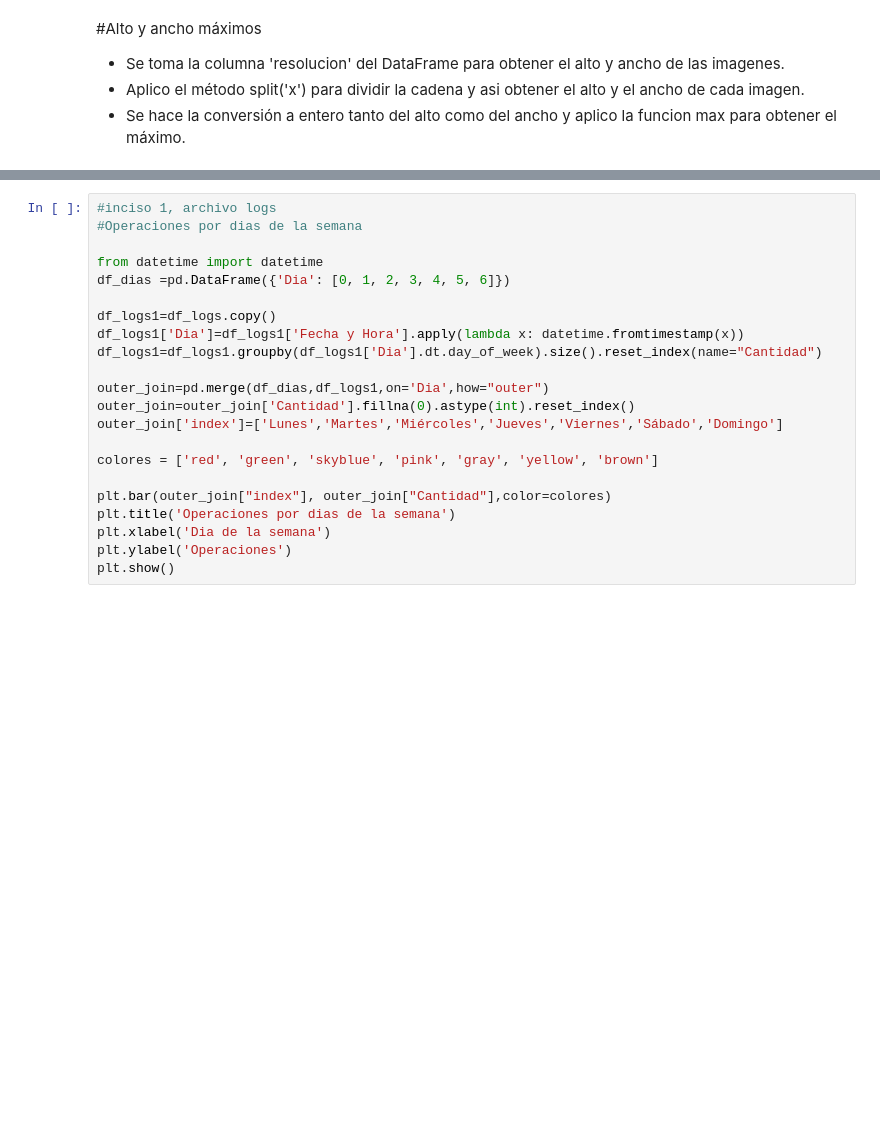
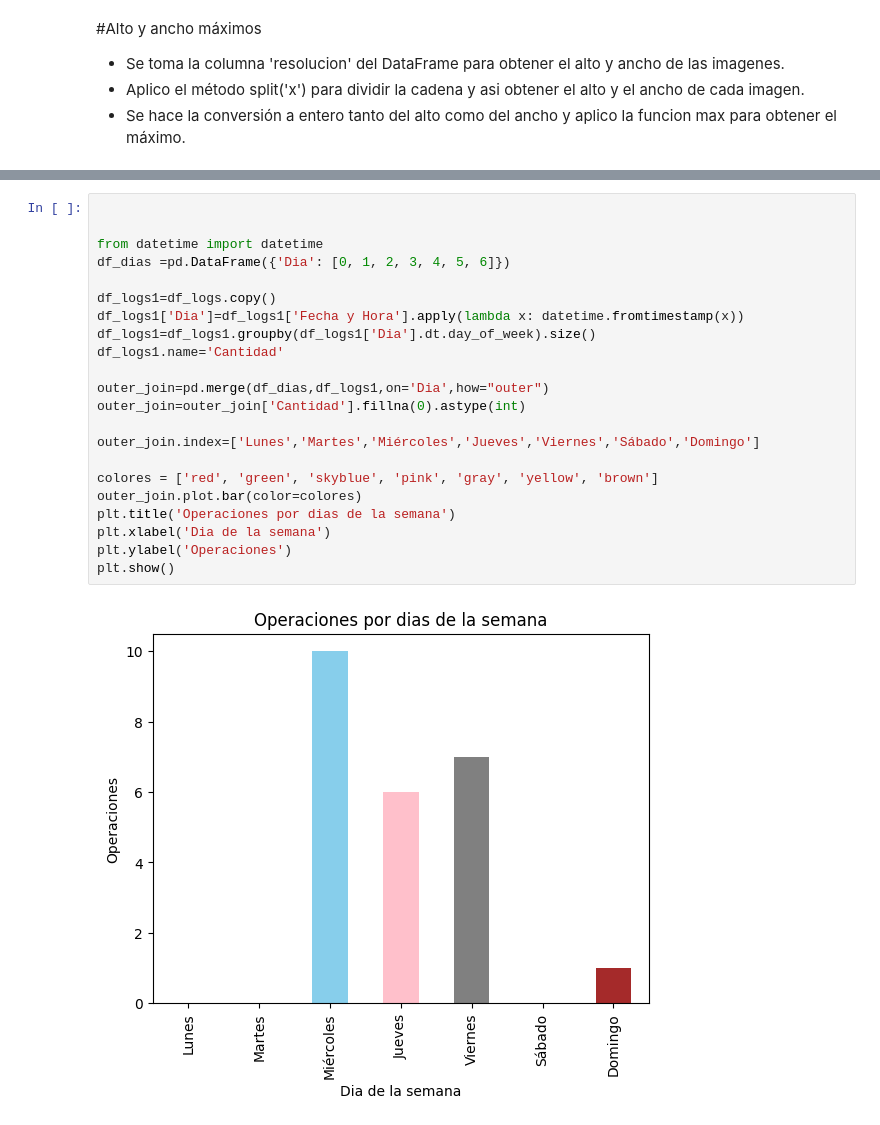
Before and after one commit to mayraPeguinho/unlpImage, a Jupyter notebook: notebooks/estadisticas_jupyter.ipynb, the cells around one changed output, grey strips where cells are left out. Drawn from its saved outputs; the diff is of its cells as text; blank space fills up the shorter version.

```diff
--- a/notebooks/estadisticas_jupyter.ipynb
+++ b/notebooks/estadisticas_jupyter.ipynb
@@ -80,22 +128,24 @@ Imagenes promedio
 # %%
-#inciso 1, archivo logs
-#Operaciones por dias de la semana
+
 
 from datetime import datetime
 df_dias =pd.DataFrame({'Dia': [0, 1, 2, 3, 4, 5, 6]})
 
 df_logs1=df_logs.copy()
 df_logs1['Dia']=df_logs1['Fecha y Hora'].apply(lambda x: datetime.fromtimestamp(x))
-df_logs1=df_logs1.groupby(df_logs1['Dia'].dt.day_of_week).size().reset_index(name="Cantidad")
+df_logs1=df_logs1.groupby(df_logs1['Dia'].dt.day_of_week).size()
+df_logs1.name='Cantidad'
 
 outer_join=pd.merge(df_dias,df_logs1,on='Dia',how="outer")
-outer_join=outer_join['Cantidad'].fillna(0).astype(int).reset_index()
-outer_join['index']=['Lunes','Martes','Miércoles','Jueves','Viernes','Sábado','Domingo']
+outer_join=outer_join['Cantidad'].fillna(0).astype(int)
+
+outer_join.index=['Lunes','Martes','Miércoles','Jueves','Viernes','Sábado','Domingo']
 
 colores = ['red', 'green', 'skyblue', 'pink', 'gray', 'yellow', 'brown']
-
-plt.bar(outer_join["index"], outer_join["Cantidad"],color=colores)
+outer_join.plot.bar(color=colores)
 plt.title('Operaciones por dias de la semana')
 plt.xlabel('Dia de la semana')
 plt.ylabel('Operaciones')
 plt.show()
+# %% [output]
+[figure, added]
```
Also changed, not shown: parts of 10 cells of this notebook, 3 other files.
